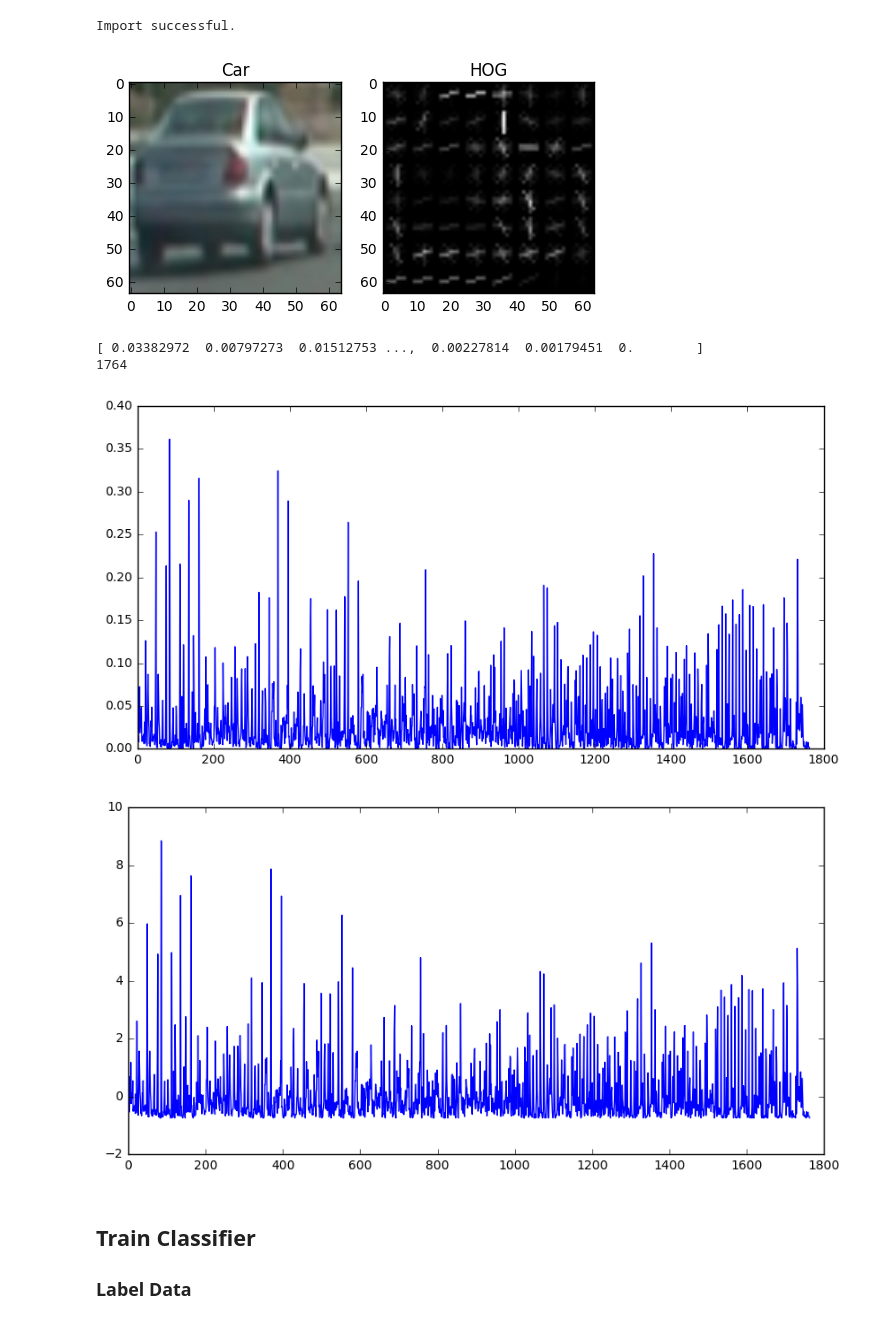
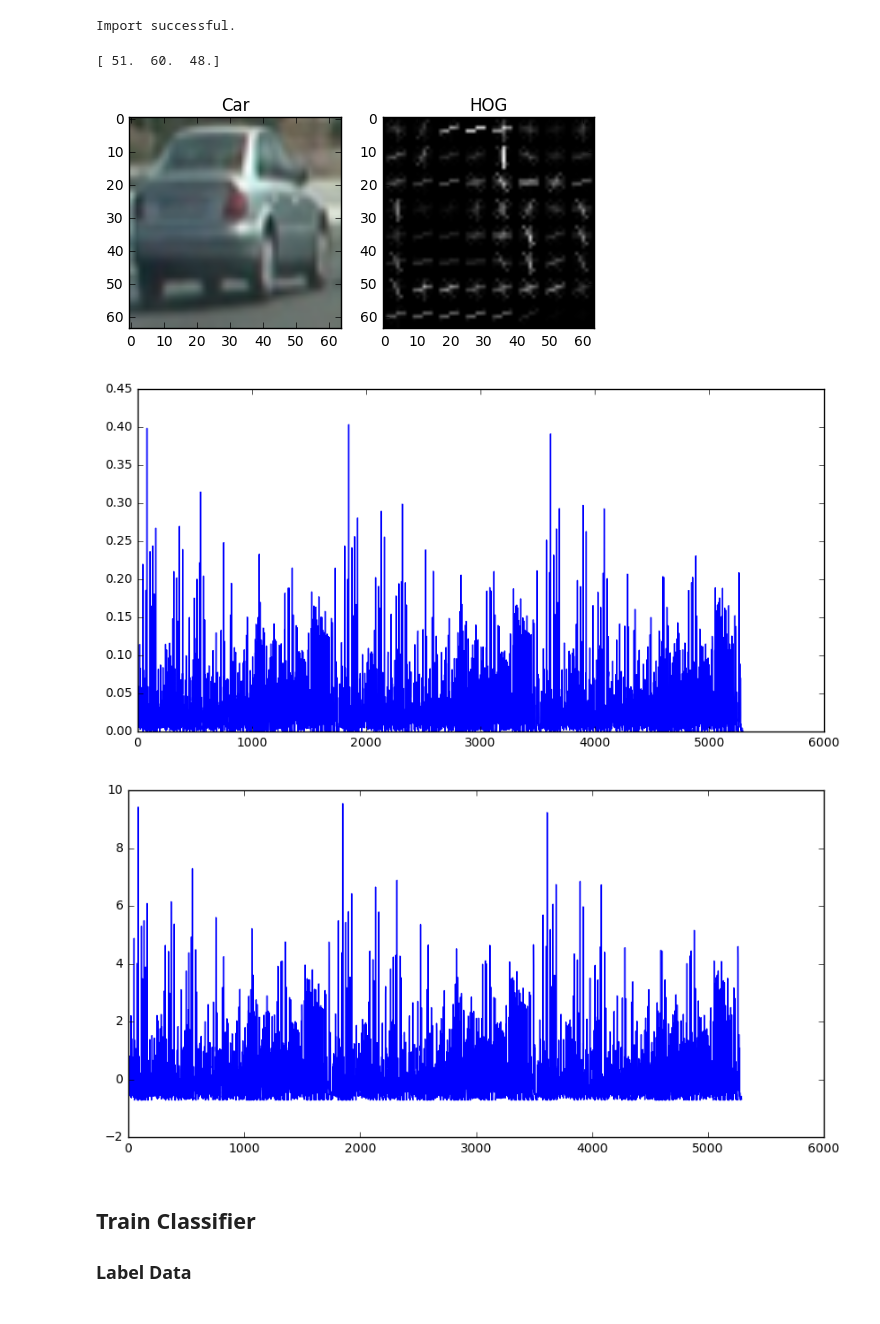
Before and after one commit to WuStangDan/Project-05-Vehicle-Detection-and-Tracking, a Jupyter notebook: proj5-DAS.ipynb, the cells around one changed output. Drawn from its saved outputs; the diff is of its cells as text; code cells hidden in the pictures.

```diff
--- a/proj5-DAS.ipynb
+++ b/proj5-DAS.ipynb
@@ -53,54 +53,68 @@ def hog_features(img, cspace='gry', chan=0, orientbin=9, cellpix=8, cellb=2, vis
                                      pixels_per_cell=(cellpix, cellpix),
                                      cells_per_block=(cellb, cellb),
                                      transform_sqrt=True,
-                                     visualise=visual, feature_vector=vector)
+                                     visualise=True, feature_vector=True)
         return features, visual_image
     else:
         features = hog(newimg, orientations=orientbin,
                        pixels_per_cell=(cellpix, cellpix),
                        cells_per_block=(cellb, cellb),
                        transform_sqrt=True,
-                       visualise=visual, feature_vector=vector)
+                       visualise=False, feature_vector=True)
         return features
+# %%
+def color_hist(img, nbins=32, bins_range=(0,1)):
+    # Calculate the histogram for each color channel.
+    chan1hist = np.histogram(img[:,:,0], bins=nbins, range=bins_range)
+    chan2hist = np.histogram(img[:,:,1], bins=nbins, range=bins_range)
+    chan3hist = np.histogram(img[:,:,2], bins=nbins, range=bins_range)
+
+    # Concatenate the histograms in one feature.
+    histfeat = np.concatenate((chan1hist[0], chan2hist[0], chan3hist[0]))
+    return histfeat/1000
 # %%
 img = mpimg.imread('img/vehicles/GTI_Left/image0010.png')
+#img = mpimg.imread('img/non-vehicles/GTI/image1.png')
 
 
+print(simg[0,0,:])
 
 orientbin = 9
 cellpix = 8
 cellb = 2
 
-features, visual_image = hog_features(img, 'rgb', 0, orientbin, cellpix, cellb, True)
+features, visual_image = hog_features(img, 'yuv', 0, orientbin, cellpix, cellb, True)
+colorh = color_hist(img)
+features2 = np.append(features, hog_features(img, 'hsv', 2))
+features3 = np.append(features2, hog_features(img, 'hls', 1))
+
+
+
 
 fig = plt.figure()
 plt.subplot(121)
 plt.imshow(img)
 plt.title('Car')
 plt.subplot(122)
 plt.imshow(visual_image, cmap='gray')
 plt.title('HOG')
 plt.show()
 
-print(features)
-print(len(features))
-
 fig = plt.figure(figsize=(10,5))
-plt.plot(features)
+plt.plot(features3)
 plt.show()
 
-x_scaler = StandardScaler().fit(features)
-scaledx = x_scaler.transform(features)
+x_scaler = StandardScaler().fit(features3)
+scaledx = x_scaler.transform(features3)
 
 fig = plt.figure(figsize=(10,5))
 plt.plot(scaledx)
 plt.show()
 # %% [output]
+[ 51.  60.  48.]
 [figure]
-[ 0.03382972  0.00797273  0.01512753 ...,  0.00227814  0.00179451  0.        ]
-1764
-[figure, old version]
+[figure, new version]
-[figure, old version]
+[figure, new version]
 # %% [markdown]
 ## Train Classifier
 
```
Also changed, not shown: parts of 8 cells of this notebook.
